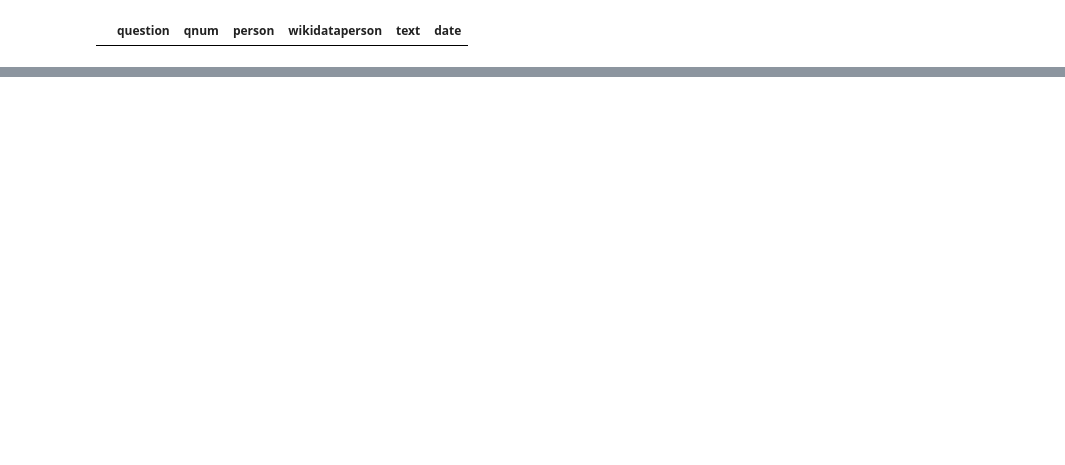
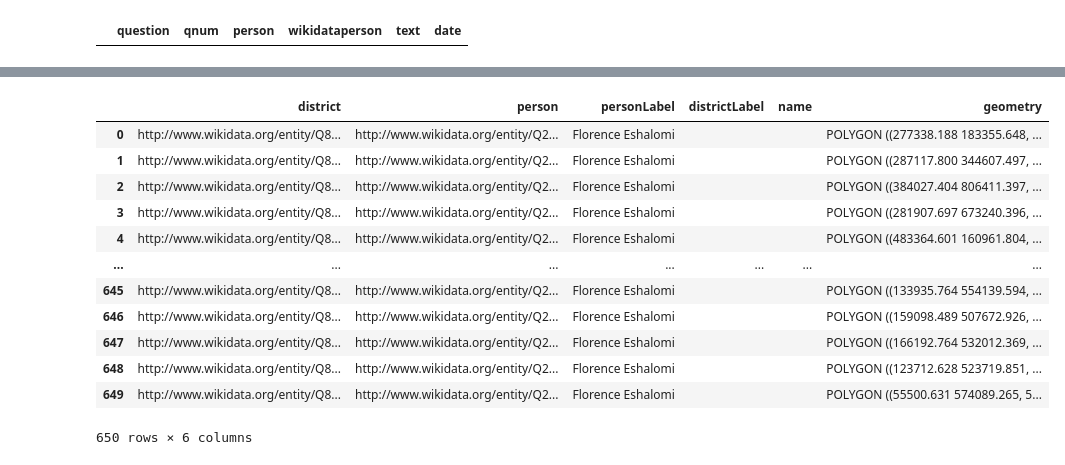
Before and after one commit to zapper-95/MP-Written-Question-Analysis, a Jupyter notebook: queries.ipynb, the cells around one changed output, grey strips where cells are left out. Cells and saved outputs as stored; diff of their text form; code cells hidden in the pictures; blank space fills up the shorter version.

```diff
--- a/queries.ipynb
+++ b/queries.ipynb
@@ -343,0 +406,43 @@ district_df_cleaned[district_df_cleaned["districtLabel"] == "Reading East"]
+# %%
+en_wl_sct = gpd.read_file("shape/westminster_const_region.shp")
+ni = gpd.read_file("shape/nireland_aa_2008.shp")
+en_wl_sct = en_wl_sct.rename(columns={"NAME": "name"})
+uk_geometry = pd.concat([en_wl_sct[["name", "geometry"]], ni[["name", "geometry"]]])
+# %%
+replace_dict = {
+    ", ": " ",
+    "Co Const": "",
+    "Boro Const": "",
+    "Burgh Const": "",
+    ".": "",
+    "ô": "o"
+}
+
+uk_geometry["name"] = uk_geometry["name"].replace(replace_dict, regex=True)
+uk_geometry["name"] = uk_geometry["name"].str.rstrip()
+
+uk_geometry[[uk_geometry["name"] == "Weston-Super-Mare"]] = "Weston-super-Mare"
+uk_geometry = uk_geometry[["name", "geometry"]]
+
+
+
+
+district_df_cleaned["districtLabel"] = district_df_cleaned["districtLabel"].replace(replace_dict, regex=True)
+# %%
+# remove duplicates of the same district
+MP_districts = pd.merge(district_df_cleaned, uk_geometry, left_on="districtLabel", right_on="name")
+MP_districts
+# %% [output]
+|  | district | person | personLabel | districtLabel | name | geometry |
+| 0 | http://www.wikidata.org/entity/Q8... | http://www.wikidata.org/entity/Q2... | Florence Eshalomi |  |  | POLYGON ((277338.188 183355.648, ... |
+| 1 | http://www.wikidata.org/entity/Q8... | http://www.wikidata.org/entity/Q2... | Florence Eshalomi |  |  | POLYGON ((287117.800 344607.497, ... |
+| 2 | http://www.wikidata.org/entity/Q8... | http://www.wikidata.org/entity/Q2... | Florence Eshalomi |  |  | POLYGON ((384027.404 806411.397, ... |
+| 3 | http://www.wikidata.org/entity/Q8... | http://www.wikidata.org/entity/Q2... | Florence Eshalomi |  |  | POLYGON ((281907.697 673240.396, ... |
+| 4 | http://www.wikidata.org/entity/Q8... | http://www.wikidata.org/entity/Q2... | Florence Eshalomi |  |  | POLYGON ((483364.601 160961.804, ... |
+| ... | ... | ... | ... | ... | ... | ... |
+| 645 | http://www.wikidata.org/entity/Q8... | http://www.wikidata.org/entity/Q2... | Florence Eshalomi |  |  | POLYGON ((133935.764 554139.594, ... |
+| 646 | http://www.wikidata.org/entity/Q8... | http://www.wikidata.org/entity/Q2... | Florence Eshalomi |  |  | POLYGON ((159098.489 507672.926, ... |
+| 647 | http://www.wikidata.org/entity/Q8... | http://www.wikidata.org/entity/Q2... | Florence Eshalomi |  |  | POLYGON ((166192.764 532012.369, ... |
+| 648 | http://www.wikidata.org/entity/Q8... | http://www.wikidata.org/entity/Q2... | Florence Eshalomi |  |  | POLYGON ((123712.628 523719.851, ... |
+| 649 | http://www.wikidata.org/entity/Q8... | http://www.wikidata.org/entity/Q2... | Florence Eshalomi |  |  | POLYGON ((55500.631 574089.265, 5... |
+650 rows × 6 columns
```
Also changed, not shown: parts of 21 cells of this notebook, 15 other files.
